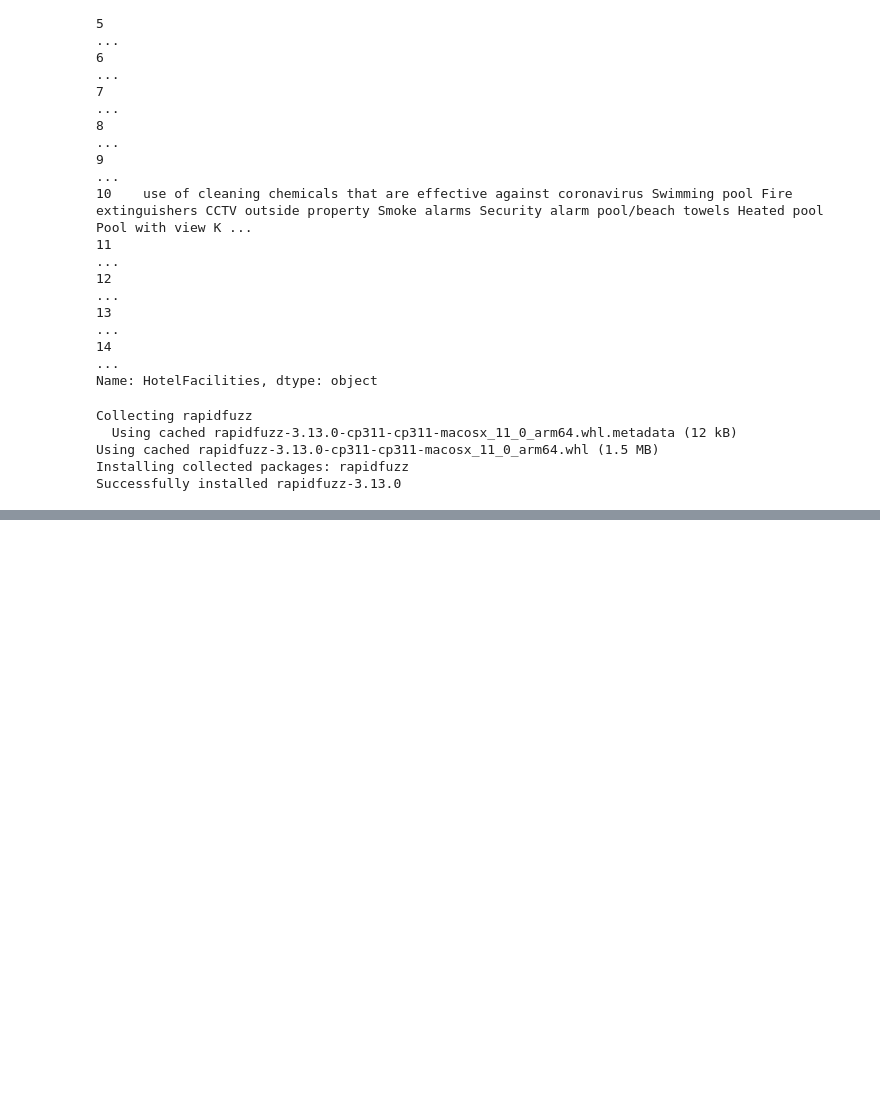
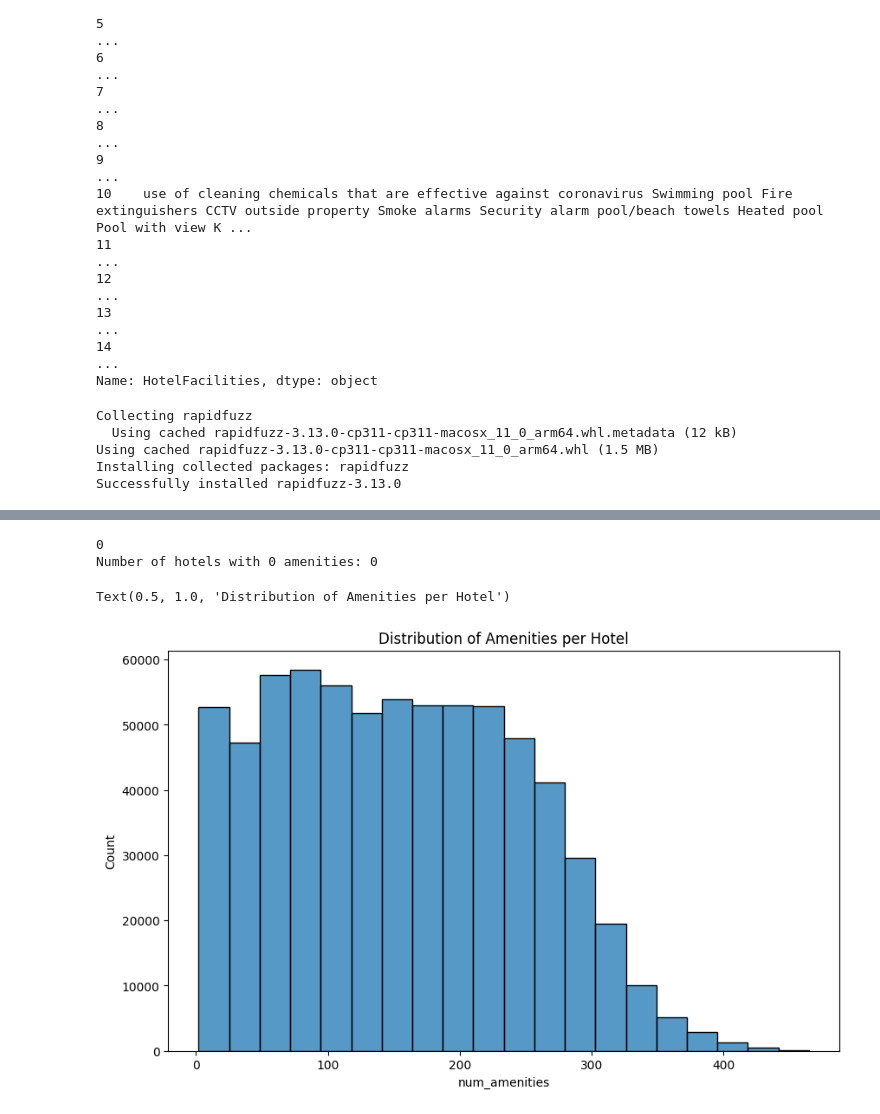
Before and after one commit to AIPI540Spring2025Avengers/recommendation_systems, a Jupyter notebook: notebooks/eda.ipynb, the cells around one changed output, grey strips where cells are left out. Drawn from its saved outputs; the diff is of its cells as text; code cells hidden in the pictures; blank space fills up the shorter version.

```diff
--- a/notebooks/eda.ipynb
+++ b/notebooks/eda.ipynb
@@ -348,0 +358,28 @@ plt.show()
+# %%
+
+hotels_cleaned = pd.read_csv("../data/processed/hotels_cleaned.csv", encoding="latin1")
+# check how may parsed amenities are empty
+print(hotels_cleaned['ParsedAmenities'].isna().sum())
+
+# count the number of amenities for each hotel
+hotels_cleaned['num_amenities'] = hotels_cleaned['ParsedAmenities'].apply(len)
+
+# Check if any hotel has 0 amenities
+zero_amenities = hotels_cleaned[hotels_cleaned['num_amenities'] == 0]
+print(f"Number of hotels with 0 amenities: {len(zero_amenities)}")
+
+# If you want to see which hotels have 0 amenities
+if len(zero_amenities) > 0:
+    print("\nHotels with 0 amenities:")
+    print(zero_amenities[['HotelName', 'city', 'country', 'HotelFacilities']])
+
+
+# check the distribution of amenities
+plt.figure(figsize=(10, 6))
+sns.histplot(data=hotels_cleaned, x='num_amenities', bins=20)
+plt.title('Distribution of Amenities per Hotel')
+# %% [output]
+0
+Number of hotels with 0 amenities: 0
+Text(0.5, 1.0, 'Distribution of Amenities per Hotel')
+[figure, added]
```
Also changed, not shown: parts of 3 cells of this notebook, 2 other files.
